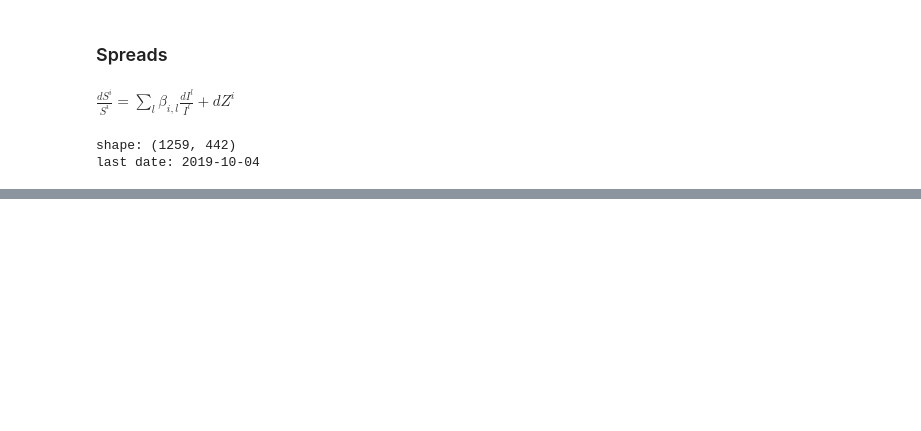
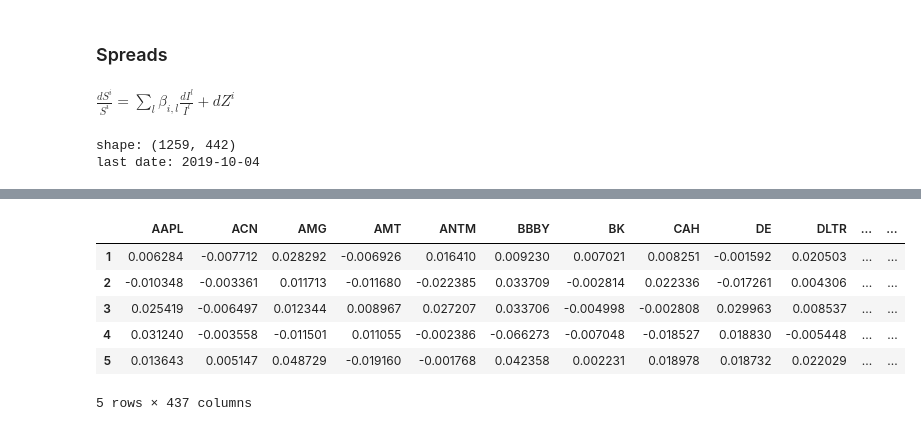
Before and after one commit to zm922/sum19, a Jupyter notebook: data_create.ipynb, the cells around one changed output, grey strips where cells are left out. Drawn from its saved outputs; the diff is of its cells as text; code cells hidden in the pictures; blank space fills up the shorter version.

```diff
--- a/data_create.ipynb
+++ b/data_create.ipynb
@@ -186,0 +178,10 @@ df_df
+# %%
+df_residuals_diff.head()
+# %% [output]
+|  | AAPL | ACN | AMG | AMT | ANTM | BBBY | BK | CAH | DE | DLTR | ... | ... |
+| 1 | 0.006284 | -0.007712 | 0.028292 | -0.006926 | 0.016410 | 0.009230 | 0.007021 | 0.008251 | -0.001592 | 0.020503 | ... | ... |
+| 2 | -0.010348 | -0.003361 | 0.011713 | -0.011680 | -0.022385 | 0.033709 | -0.002814 | 0.022336 | -0.017261 | 0.004306 | ... | ... |
+| 3 | 0.025419 | -0.006497 | 0.012344 | 0.008967 | 0.027207 | 0.033706 | -0.004998 | -0.002808 | 0.029963 | 0.008537 | ... | ... |
+| 4 | 0.031240 | -0.003558 | -0.011501 | 0.011055 | -0.002386 | -0.066273 | -0.007048 | -0.018527 | 0.018830 | -0.005448 | ... | ... |
+| 5 | 0.013643 | 0.005147 | 0.048729 | -0.019160 | -0.001768 | 0.042358 | 0.002231 | 0.018978 | 0.018732 | 0.022029 | ... | ... |
+5 rows × 437 columns
```
Also changed, not shown: parts of 24 cells of this notebook, 2 other files.
